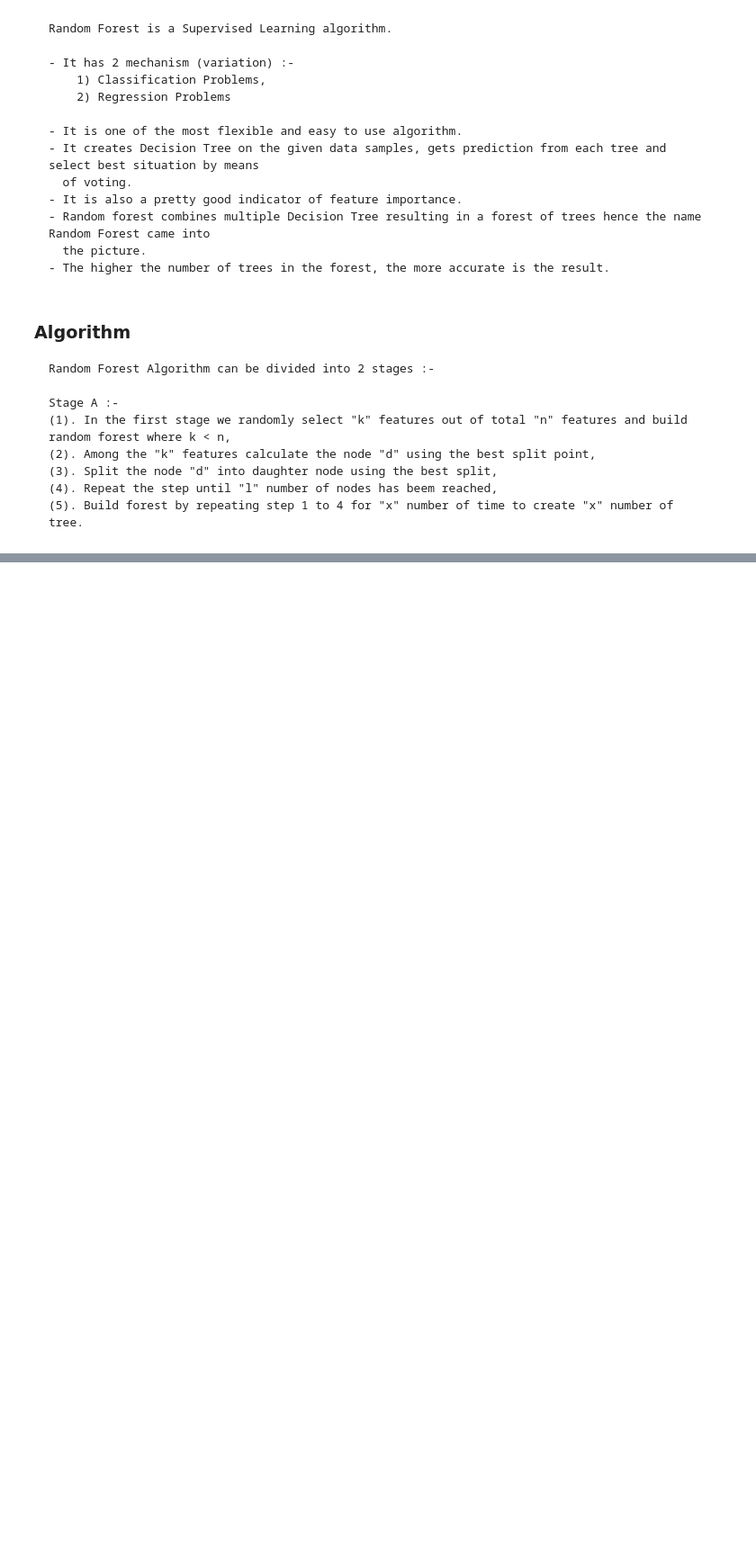
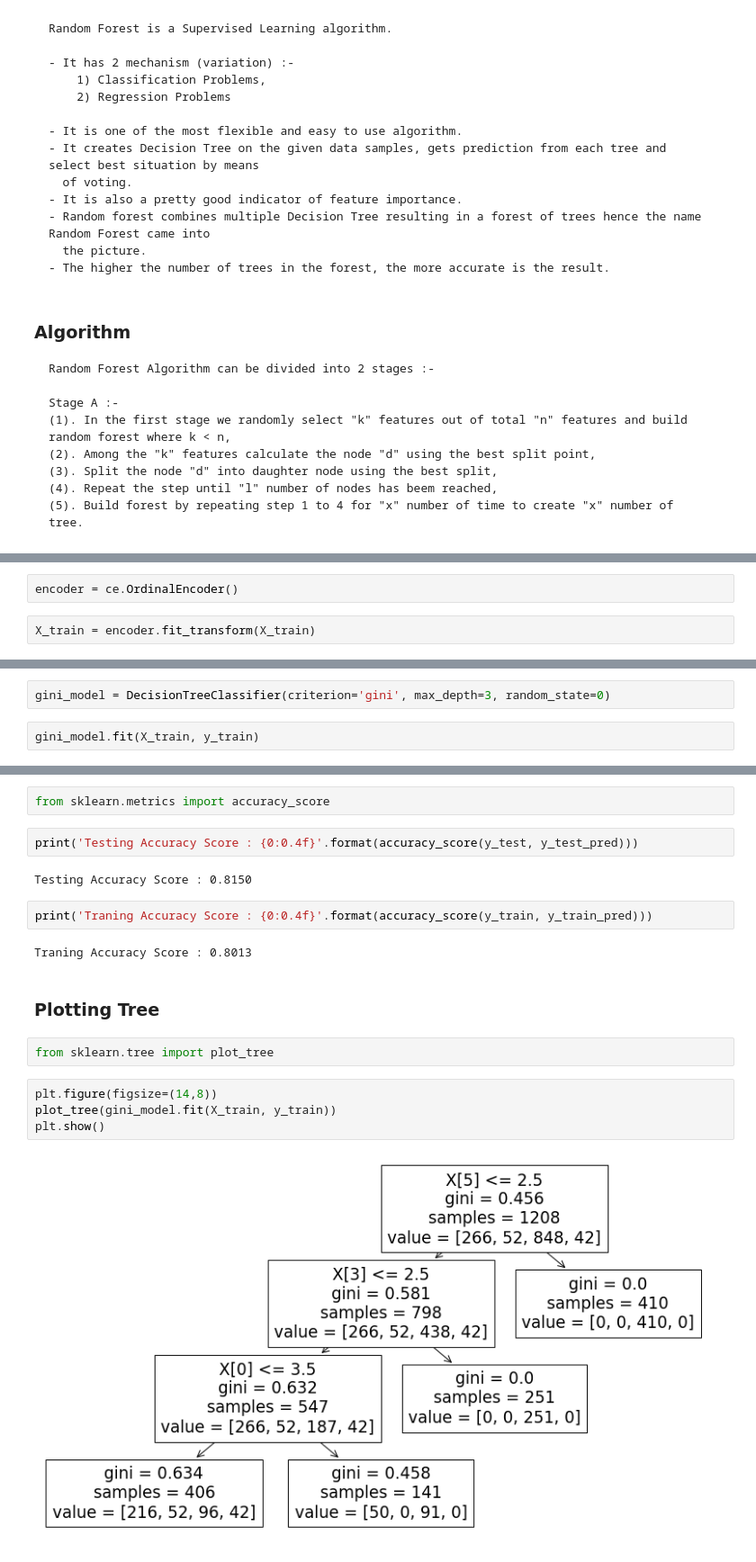
Before and after one commit to imvdharmesh/Dcodetech, a Jupyter notebook: Lectures/DataScience/Machine Learning/Random Forest Algorithm(Decision Tree).ipynb, the cells around one changed output, grey strips where cells are left out. Shown: that part at 90% size. Saved outputs shown, nothing was run; the diff lists cells and outputs as text; blank space fills up the shorter version.

```diff
--- a/Lectures/DataScience/Machine Learning/Random Forest Algorithm(Decision Tree).ipynb
+++ b/Lectures/DataScience/Machine Learning/Random Forest Algorithm(Decision Tree).ipynb
@@ -29,0 +221,4 @@ Date - 16/09/2021  11:00 AM to 01:00 PM
+# %%
+encoder = ce.OrdinalEncoder()
+# %%
+X_train = encoder.fit_transform(X_train)
@@ -29,0 +263,4 @@ Date - 16/09/2021  11:00 AM to 01:00 PM
+# %%
+gini_model = DecisionTreeClassifier(criterion='gini', max_depth=3, random_state=0)
+# %%
+gini_model.fit(X_train, y_train)
@@ -29,0 +299,20 @@ Date - 16/09/2021  11:00 AM to 01:00 PM
+# %%
+from sklearn.metrics import accuracy_score
+# %%
+print('Testing Accuracy Score : {0:0.4f}'.format(accuracy_score(y_test, y_test_pred)))
+# %% [output]
+Testing Accuracy Score : 0.8150
+# %%
+print('Traning Accuracy Score : {0:0.4f}'.format(accuracy_score(y_train, y_train_pred)))
+# %% [output]
+Traning Accuracy Score : 0.8013
+# %% [markdown]
+### Plotting Tree
+# %%
+from sklearn.tree import plot_tree
+# %%
+plt.figure(figsize=(14,8))
+plot_tree(gini_model.fit(X_train, y_train))
+plt.show()
+# %% [output]
+[figure, added]
```
Also changed, not shown: parts of 45 cells of this notebook, 4 other files.
